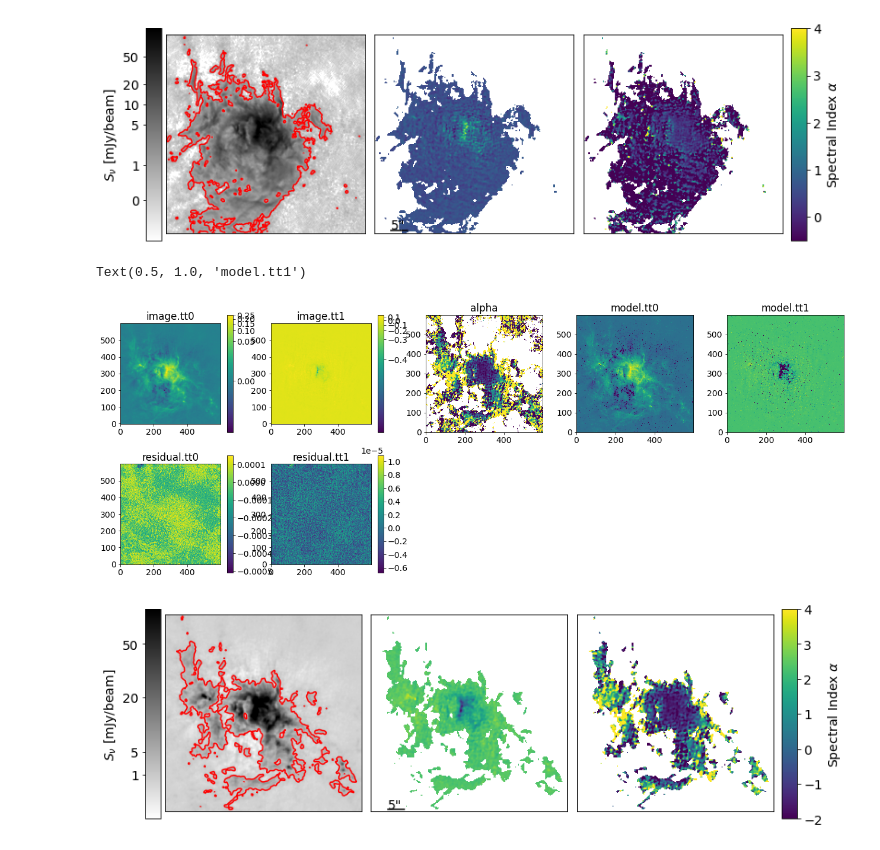
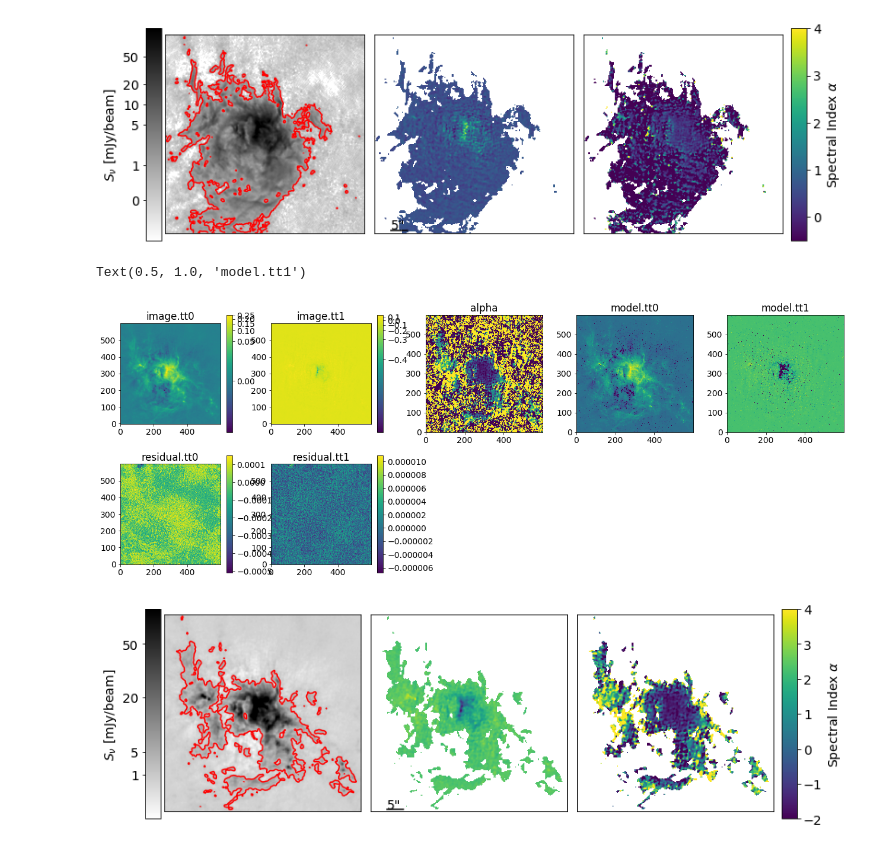
Before and after one commit to keflavich/almaimf-notebooks, a Jupyter notebook: G333SpectralIndex.ipynb, the cells around one changed output. Drawn from its saved outputs; the diff is of its cells as text; code cells hidden in the pictures.

```diff
--- a/G333SpectralIndex.ipynb
+++ b/G333SpectralIndex.ipynb
@@ -102,30 +98,30 @@ finaliter_prefix = "imaging_results/G333.60_B6_uid___A001_X1296_X19b_continuum_m
 # %%
-cutoutregion = 'fk5; box(245.539, -50.1002, 60",60")'
 pl.figure(figsize=(22,8))
 image = SpectralCube.read(f'{finaliter_prefix}.image.tt0', format='casa_image').subcube_from_ds9region(cutoutregion)
 pl.subplot(2,5,1).imshow(image[0].value, norm=simple_norm(image[0].value, stretch='log')); pl.colorbar(mappable=pl.gca().images[0])
 pl.title("image.tt0")
 imagett1 = SpectralCube.read(f'{finaliter_prefix}.image.tt1', format='casa_image').subcube_from_ds9region(cutoutregion)
 pl.subplot(2,5,2).imshow(imagett1[0].value, norm=simple_norm(imagett1[0].value, stretch='log')); pl.colorbar(mappable=pl.gca().images[0])
 pl.title("image.tt1")
 residual = SpectralCube.read(f'{finaliter_prefix}.residual.tt0', format='casa_image').subcube_from_ds9region(cutoutregion)
 pl.subplot(2,5,6).imshow(residual[0].value, norm=simple_norm(residual[0].value, stretch='linear')); pl.colorbar(mappable=pl.gca().images[0])
 pl.title("residual.tt0")
 residualtt1 = SpectralCube.read(f'{finaliter_prefix}.residual.tt1', format='casa_image').subcube_from_ds9region(cutoutregion)
 pl.subplot(2,5,7).imshow(residualtt1[0].value, norm=simple_norm(residualtt1[0].value, stretch='linear')); pl.colorbar(mappable=pl.gca().images[0])
 pl.title("residual.tt1")
-alpha = SpectralCube.read(f'{finaliter_prefix}.alpha', format='casa_image').subcube_from_ds9region(cutoutregion)
+#alpha = SpectralCube.read(f'{finaliter_prefix}.alpha', format='casa_image').subcube_from_ds9region(cutoutregion)
+alpha = imagett1 / image
 pl.subplot(2,5,3).imshow(alpha[0].value, norm=simple_norm(alpha[0].value, stretch='linear', min_cut=-2, max_cut=4));
 pl.title("alpha")
 model = SpectralCube.read(f'{finaliter_prefix}.model.tt0', format='casa_image').subcube_from_ds9region(cutoutregion)
 pl.subplot(2,5,4).imshow(model[0].value, norm=simple_norm(model[0].value, stretch='log', max_percent=99.995, min_percent=1));
 pl.title("model.tt0")
 modeltt1 = SpectralCube.read(f'{finaliter_prefix}.model.tt1', format='casa_image').subcube_from_ds9region(cutoutregion)
 pl.subplot(2,5,5).imshow(modeltt1[0].value, norm=simple_norm(modeltt1[0].value, stretch='log', max_percent=99.995, min_percent=1));
 pl.title("model.tt1")
 # %% [output]
 Text(0.5, 1.0, 'model.tt1')
-[figure, old version]
+[figure, new version]
 # %%
 tt0_std = image.mad_std()
 tt1_std = imagett1.mad_std()
```
Also changed, not shown: parts of 17 cells of this notebook, 7 other files.
